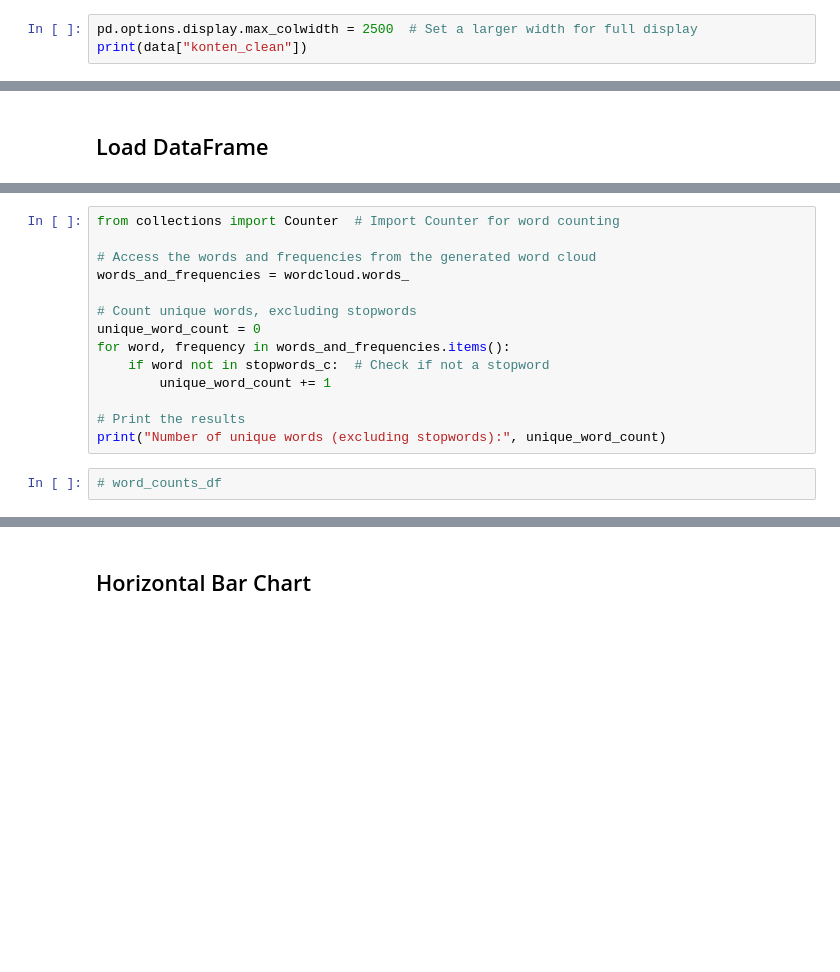
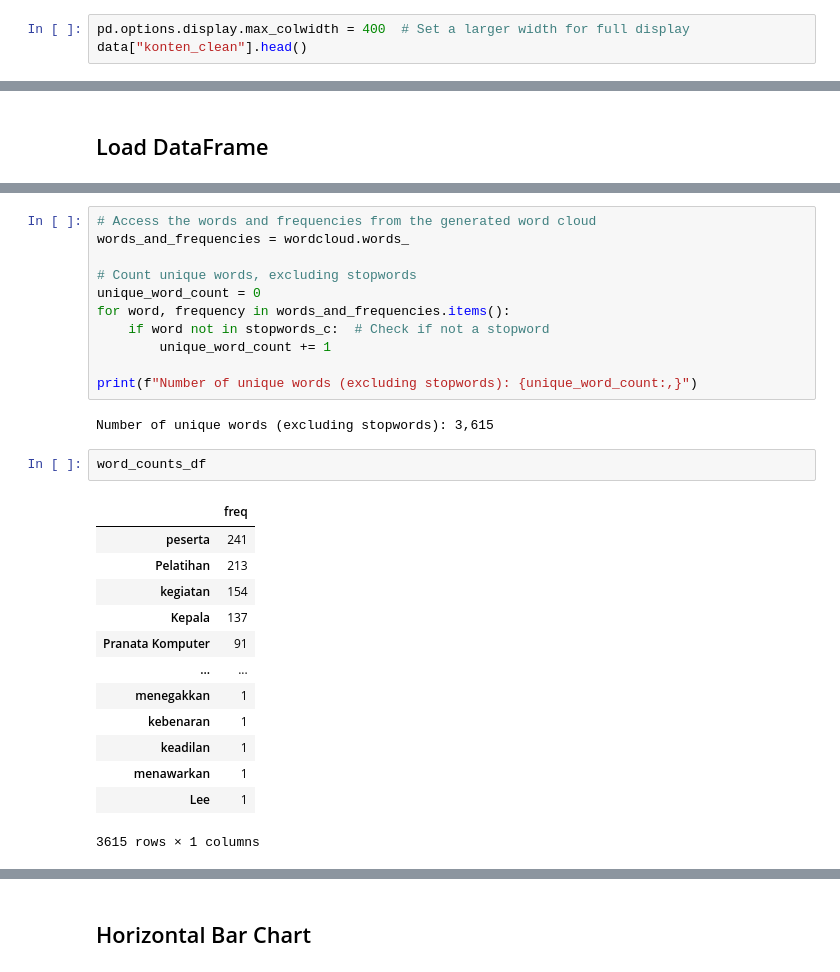
Before and after one commit to arguto1993/wordcloud-berita-pusdiklat-bps-2023, a Jupyter notebook: WordCloud_Berita2600.ipynb, the cells around one changed output, grey strips where cells are left out. Cells and saved outputs as stored; diff of their text form; blank space fills up the shorter version.

```diff
--- a/WordCloud_Berita2600.ipynb
+++ b/WordCloud_Berita2600.ipynb
@@ -91,3 +106,3 @@ data = pd.read_excel("berita2600konten.xlsx", sheet_name="data_c3", engine=engin
 # %%
-pd.options.display.max_colwidth = 2500  # Set a larger width for full display
-print(data["konten_clean"])
+pd.options.display.max_colwidth = 400  # Set a larger width for full display
+data["konten_clean"].head()
@@ -179,6 +218,4 @@ print(word_counts_df.head(n))
 # %%
-from collections import Counter  # Import Counter for word counting
-
 # Access the words and frequencies from the generated word cloud
 words_and_frequencies = wordcloud.words_
 
@@ -188,9 +225,24 @@ for word, frequency in words_and_frequencies.items():
     if word not in stopwords_c:  # Check if not a stopword
         unique_word_count += 1
 
-# Print the results
-print("Number of unique words (excluding stopwords):", unique_word_count)
+print(f"Number of unique words (excluding stopwords): {unique_word_count:,}")
+# %% [output]
+Number of unique words (excluding stopwords): 3,615
-# %%
-# word_counts_df
+# %%
+word_counts_df
+# %% [output]
+|  | freq |
+| peserta | 241 |
+| Pelatihan | 213 |
+| kegiatan | 154 |
+| Kepala | 137 |
+| Pranata Komputer | 91 |
+| ... | ... |
+| menegakkan | 1 |
+| kebenaran | 1 |
+| keadilan | 1 |
+| menawarkan | 1 |
+| Lee | 1 |
+3615 rows × 1 columns
 # %%
 total_frequency = word_counts_df['freq'].sum()  # Sum all frequencies in the 'freq' column
```
Also changed, not shown: parts of 28 cells of this notebook.
